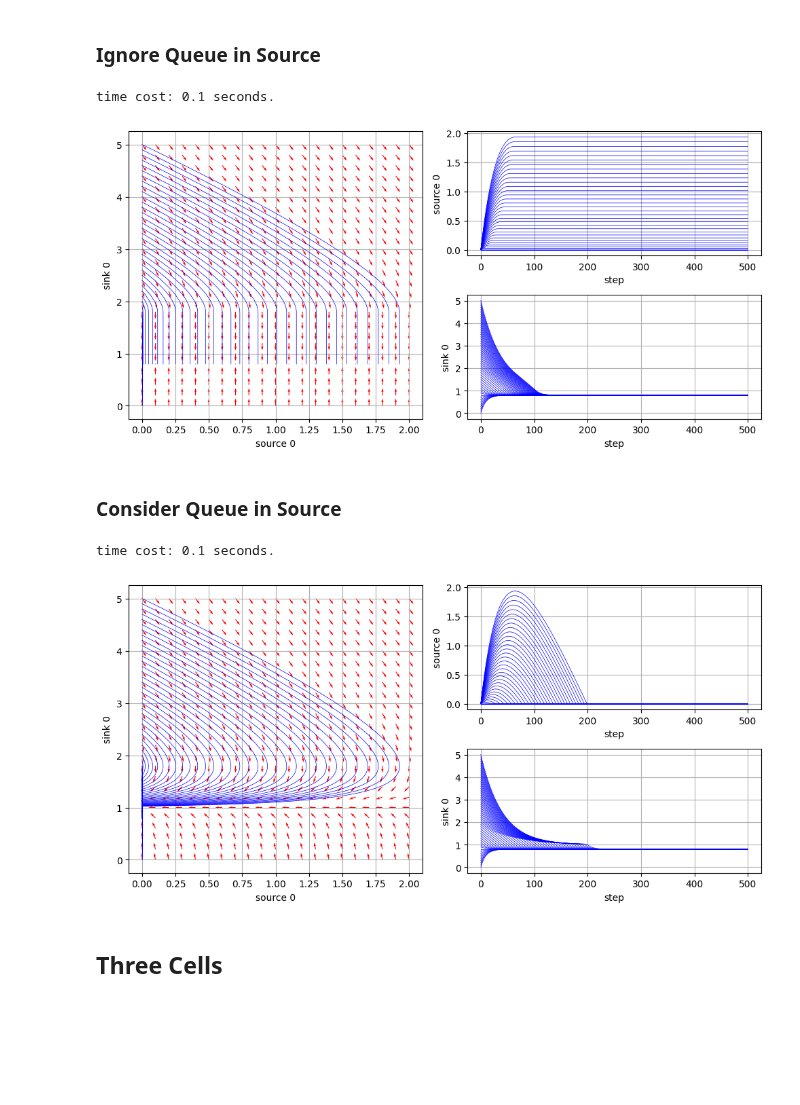
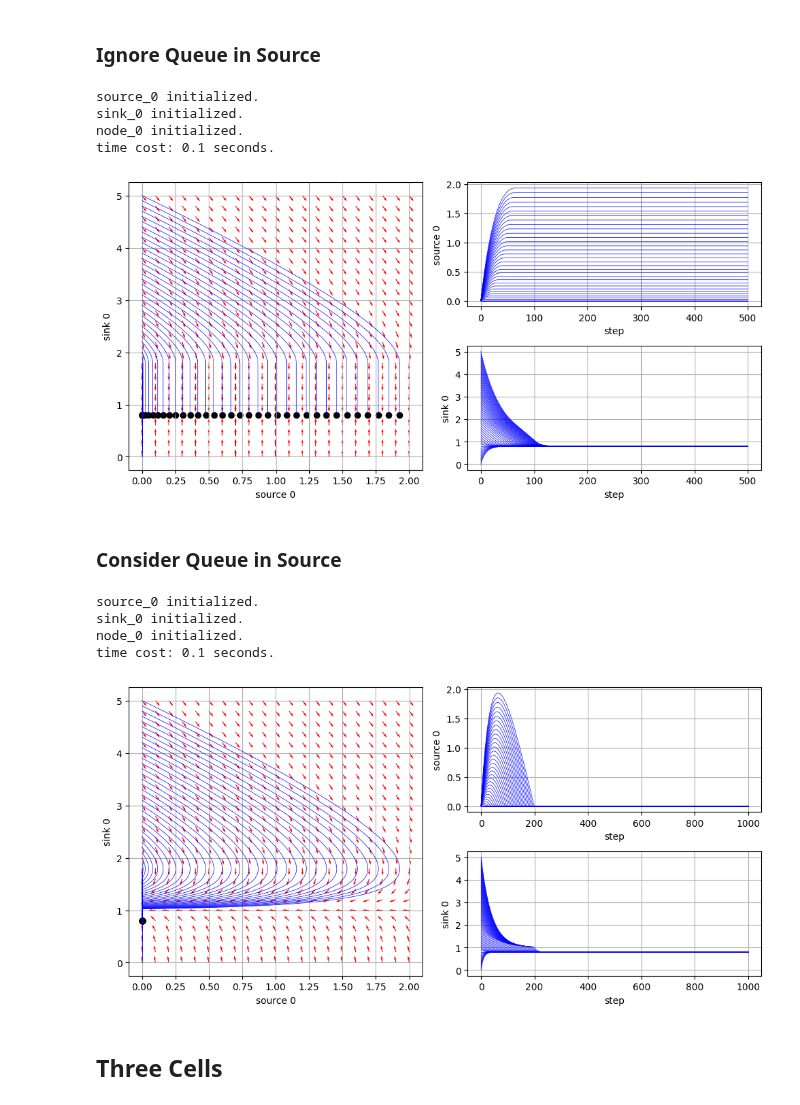
Before and after one commit to RandomWalker-1s/Dynamic-Flow-Networks, a Jupyter notebook: 01_test_basic_junction.ipynb, the cells around one changed output. Saved outputs shown, nothing was run; the diff lists cells and outputs as text; code cells hidden in the pictures; blank space fills up the shorter version.

```diff
--- a/01_test_basic_junction.ipynb
+++ b/01_test_basic_junction.ipynb
@@ -24,28 +8,29 @@ def generate_boundary_combos(*arrays):
 ### Ignore Queue in Source
 # %%
 state_len = 51
-num_step = 500
 
-net_0 = dfn.net.Network(ID='net_0', num_step=num_step, time_step_size=0.1)
+net_0 = dfn.net.Network(ID = 'net_0', state_len = state_len, num_step = 500, time_step_size = 0.1)
 
-source_0 = dfn.cell.Source(ID = 'source_0', state_len = state_len,
-                           initial_condition = {'density': [0]*state_len},
+source_0 = dfn.cell.Source(ID = 'source_0', initial_condition = {'density': [0]*state_len},
                            boundary_inflow = dfn.flow.BoundaryInflow(boundary_inflow=0.8),
                            sending = dfn.flow.BufferSendingFlow(demand=0.8, capacity=1, ignore_queue=True))
 
-sink_0 = dfn.cell.Sink(ID = 'sink_0', max_density = 5, max_speed = 1, state_len = state_len,
+sink_0 = dfn.cell.Sink(ID = 'sink_0', max_density = 5, max_speed = 1,
                        initial_condition = {'density': np.linspace(0, 5, state_len)},
                        receiving = dfn.flow.PiecewiseLinearReceivingFlow(congestion_wave_speed=0.25, max_density=5, capacity=1),
                        boundary_outflow = dfn.flow.BoundaryOutflow(boundary_speed=1, boundary_capacity=1))
 
 junction_0 = dfn.node.BasicJunction(ID='node_0', incoming_cell_list=[source_0], outgoing_cell_list=[sink_0])
 
-net_0.add_component('source', source_0)
-net_0.add_component('sink', sink_0)
-net_0.add_component('node', junction_0)
+net_0.add_cell('source', source_0)
+net_0.add_cell('sink', sink_0)
+net_0.add_node(junction_0)
 
 net_0.run()
 # %% [output]
+source_0 initialized.
+sink_0 initialized.
+node_0 initialized.
 time cost: 0.1 seconds.
 # %%
 num_x_grid, num_y_grid = 21, 26
@@ -71,6 +56,7 @@ V_normed = np.divide(V, norm, out=np.zeros_like(V), where=norm!=0)
 plt.figure(figsize=(10, 5))
 
 plt.subplot(1, 2, 1)
+plt.scatter(source_0.state_output['density'][-1, :], sink_0.state_output['density'][-1, :], color='k')
 plt.plot(source_0.state_output['density'], sink_0.state_output['density'], 'b-', linewidth=0.5)
 plt.quiver(X, Y, U_normed, V_normed, color='red')
 plt.xlabel('source 0')
@@ -94,46 +80,48 @@ plt.tight_layout()
 
 plt.show()
 # %% [output]
-[figure, old version]
+[figure, new version]
 # %% [markdown]
 ### Consider Queue in Source
 # %%
 state_len = 51
-num_step = 500
 
-net_0 = dfn.net.Network(ID='net_0', num_step=num_step, time_step_size=0.1)
+net_0 = dfn.net.Network(ID='net_0', state_len = state_len, num_step=1000, time_step_size=0.1)
 
-source_0 = dfn.cell.Source(ID = 'source_0', state_len = state_len,
-                           initial_condition = {'density': [0]*state_len},
+source_0 = dfn.cell.Source(ID = 'source_0', initial_condition = {'density': [0]*state_len},
                            boundary_inflow = dfn.flow.BoundaryInflow(boundary_inflow=0.8),
                            sending = dfn.flow.BufferSendingFlow(demand=0.8, capacity=1, ignore_queue=False))
 
-sink_0 = dfn.cell.Sink(ID = 'sink_0', max_density = 5, max_speed = 1, state_len = state_len,
+sink_0 = dfn.cell.Sink(ID = 'sink_0', max_density = 5, max_speed = 1,
                        initial_condition = {'density': np.linspace(0, 5, state_len)},
                        receiving = dfn.flow.PiecewiseLinearReceivingFlow(congestion_wave_speed=0.25, max_density=5, capacity=1),
-                        boundary_outflow = dfn.flow.BoundaryOutflow(boundary_speed=1, boundary_capacity=1))
+                       boundary_outflow = dfn.flow.BoundaryOutflow(boundary_speed=1, boundary_capacity=1))
 
 junction_0 = dfn.node.BasicJunction(ID='node_0', incoming_cell_list=[source_0], outgoing_cell_list=[sink_0])
 
-net_0.add_component('source', source_0)
-net_0.add_component('sink', sink_0)
-net_0.add_component('node', junction_0)
+net_0.add_cell('source', source_0)
+net_0.add_cell('sink', sink_0)
+
+net_0.add_node(junction_0)
 
 net_0.run()
 # %% [output]
+source_0 initialized.
+sink_0 initialized.
+node_0 initialized.
 time cost: 0.1 seconds.
 # %%
 num_x_grid, num_y_grid = 21, 26
 
 X, Y = np.meshgrid(np.linspace(0, 2, num_x_grid), np.linspace(0, 5, num_y_grid), indexing='ij')
 
-inflow_source_0 = source_0.flow_dict['boundary_inflow'].calculate_flow() * np.ones([num_x_grid, num_y_grid])
-sending_source_0 = source_0.flow_dict['sending'].calculate_flow(queue_len = X)
+inflow_source_0 = source_0.flow_dict['boundary_inflow'].compute_flow() * np.ones([num_x_grid, num_y_grid])
+sending_source_0 = source_0.flow_dict['sending'].compute_flow(queue_len = X)
 
-receiving_sink_0 = sink_0.flow_dict['receiving'].calculate_flow(Y)
-outflow_sink_0 = sink_0.flow_dict['boundary_outflow'].calculate_flow(Y)
+receiving_sink_0 = sink_0.flow_dict['receiving'].compute_flow(Y)
+outflow_sink_0 = sink_0.flow_dict['boundary_outflow'].compute_flow(Y)
 
-inter_cell_flow = junction_0.assign_inter_cell_flow([sending_source_0], [receiving_sink_0])[0][0]
+inter_cell_flow = junction_0.compute_inter_cell_flow([sending_source_0], [receiving_sink_0])[0]
 
 U = inflow_source_0 - inter_cell_flow
 V = inter_cell_flow - outflow_sink_0
@@ -145,30 +133,31 @@ V_normed = np.divide(V, norm, out=np.zeros_like(V), where=norm!=0)
 # %%
 plt.figure(figsize=(10, 5))
 
 plt.subplot(1, 2, 1)
+plt.scatter(source_0.state_output['density'][-1, :], sink_0.state_output['density'][-1, :], color='k')
 plt.plot(source_0.state_output['density'], sink_0.state_output['density'], 'b-', linewidth=0.5)
 plt.quiver(X, Y, U_normed, V_normed, color='red')
 plt.xlabel('source 0')
 plt.ylabel('sink 0')
 plt.grid()
 
 plt.subplot(2, 2, 2)
 plt.plot(source_0.state_output['density'], 'b-', linewidth=0.5)
 plt.xlabel('step')
 plt.ylabel('source 0')
 plt.grid()
 
 plt.subplot(2, 2, 4)
 plt.plot(sink_0.state_output['density'], 'b-', linewidth=0.5)
 plt.xlabel('step')
 plt.ylabel('sink 0')
 plt.grid()
 
 plt.tight_layout()
 
 plt.show()
 # %% [output]
-[figure, old version]
+[figure, new version]
 # %% [markdown]
 ## Three Cells
 # %%
```
Also changed, not shown: parts of 6 cells of this notebook, 3 other files.
